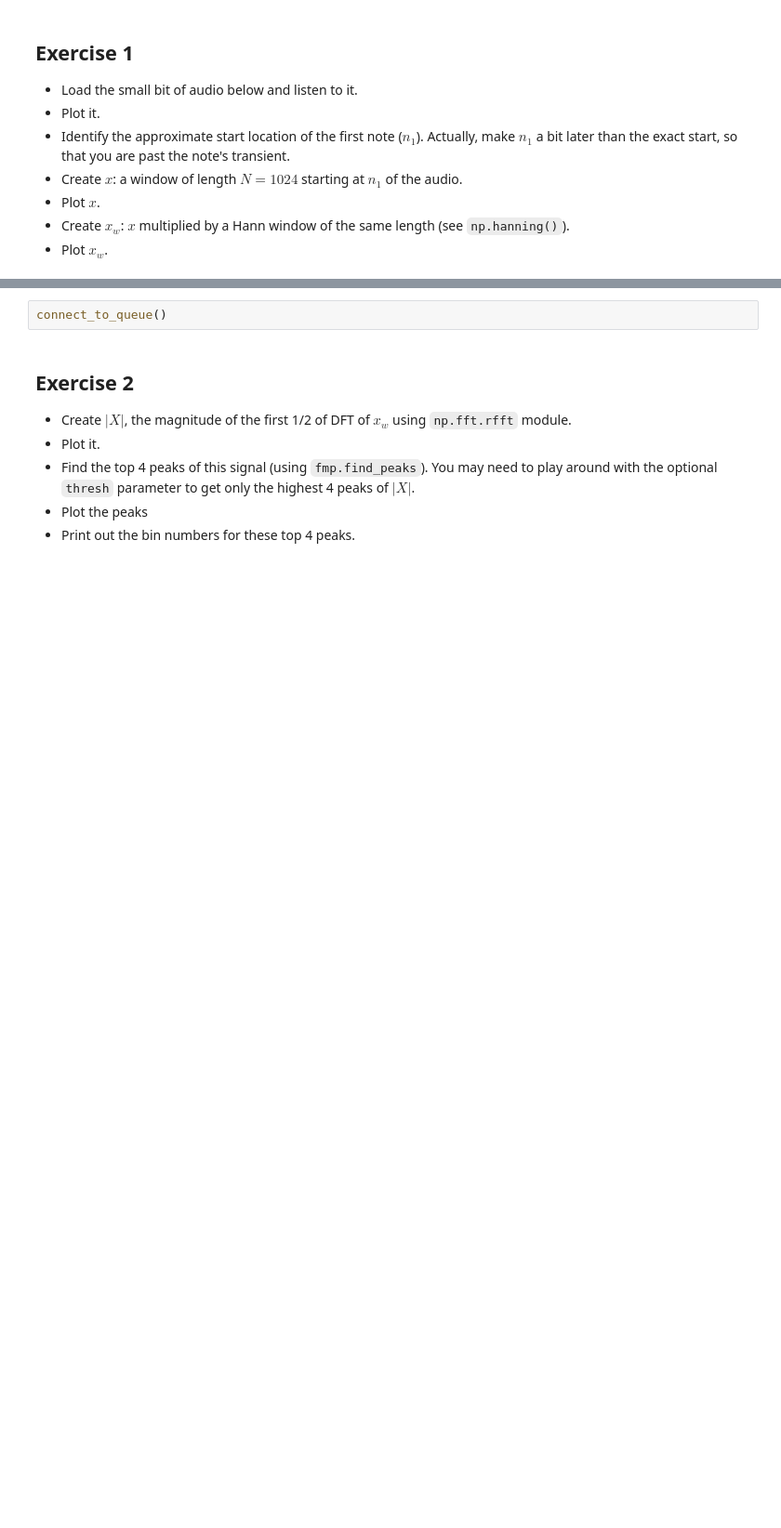
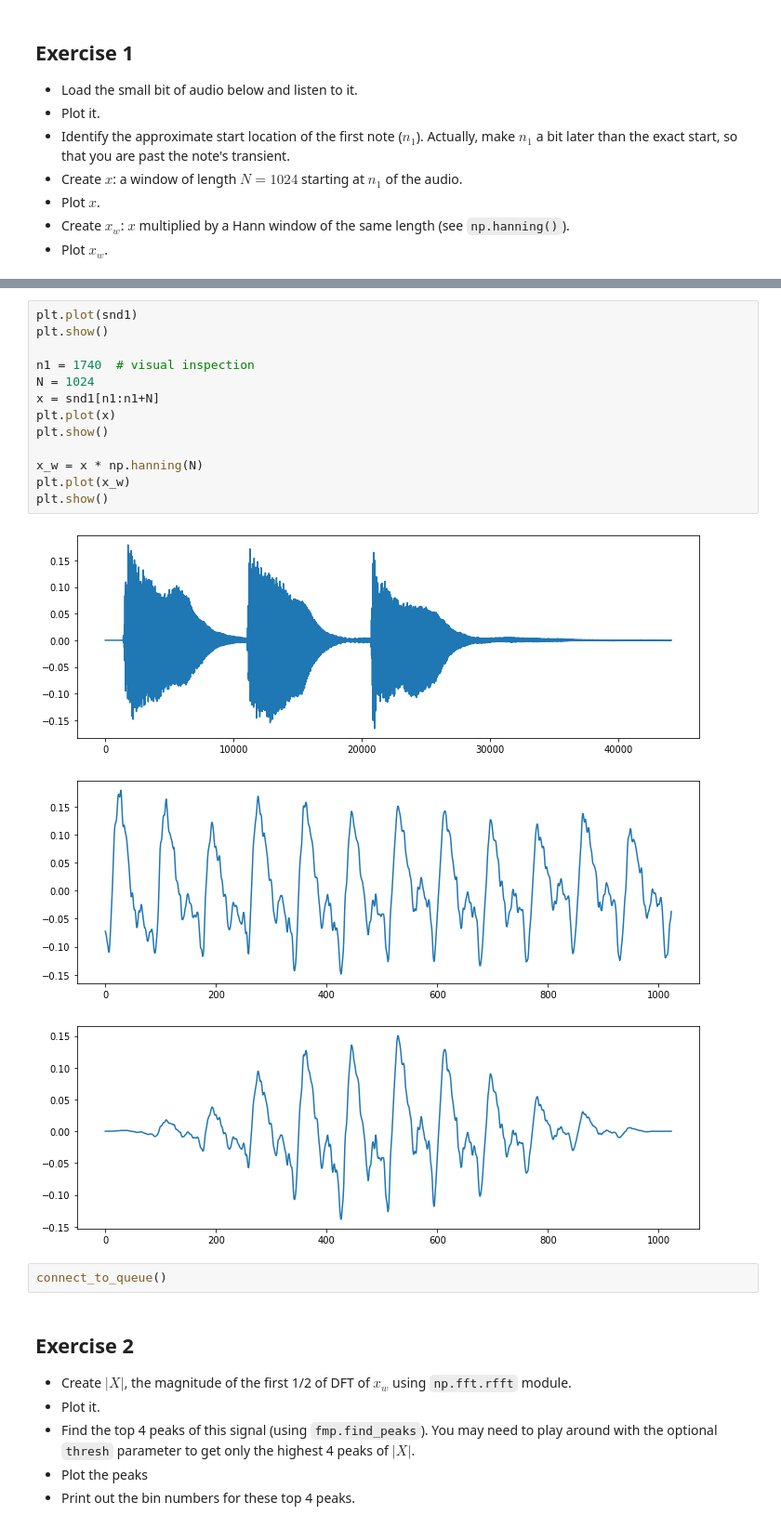
Before and after one commit to jmftrindade/digital_music_processing, a Jupyter notebook: 3_fourier/lab3.ipynb, the cells around one changed output, grey strips where cells are left out. Shown: that part at 93% size. Saved outputs shown, nothing was run; the diff lists cells and outputs as text; blank space fills up the shorter version.

```diff
--- a/3_fourier/lab3.ipynb
+++ b/3_fourier/lab3.ipynb
@@ -76,3 +117,20 @@ ipd.Audio(snd1, rate=fs)
+# %%
+plt.plot(snd1)
+plt.show()
+
+n1 = 1740  # visual inspection
+N = 1024
+x = snd1[n1:n1+N]
+plt.plot(x)
+plt.show()
+
+x_w = x * np.hanning(N)
+plt.plot(x_w)
+plt.show()
+# %% [output]
+[figure, added]
+[figure, added]
+[figure, added]
 # %%
 connect_to_queue()
 # %% [markdown]
```
Also changed, not shown: parts of 8 cells of this notebook, 1 other file.
